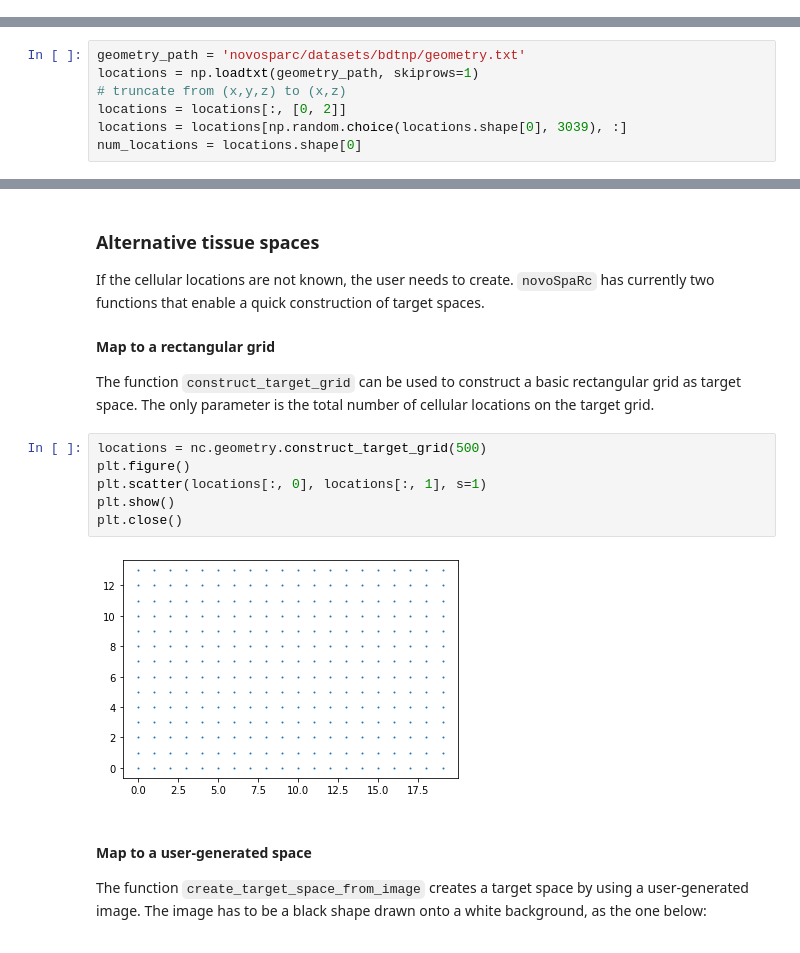
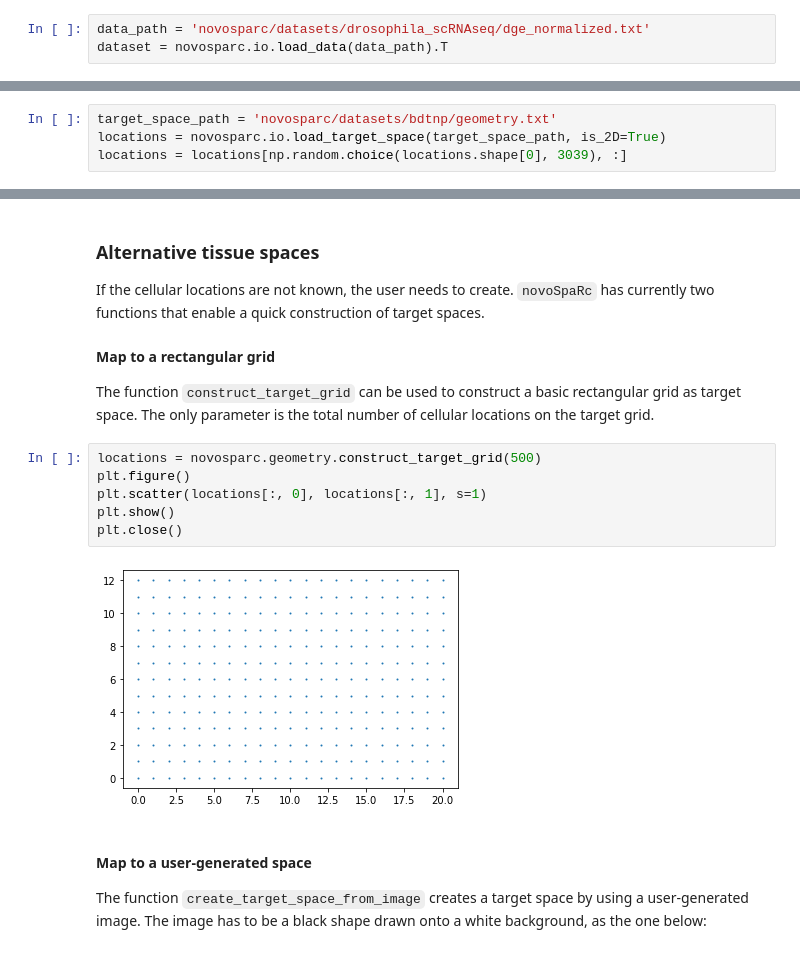
Before and after one commit to rajewsky-lab/novosparc, a Jupyter notebook: reconstruct_drosophila_embryo_tutorial.ipynb, the cells around one changed output, grey strips where cells are left out. Drawn from its saved outputs; the diff is of its cells as text.

Commit message:
Updated drosophila tutorial notebook

```diff
--- a/reconstruct_drosophila_embryo_tutorial.ipynb
+++ b/reconstruct_drosophila_embryo_tutorial.ipynb
@@ -18,0 +13,3 @@ num_cells = dge.shape[0]
+# %%
+data_path = 'novosparc/datasets/drosophila_scRNAseq/dge_normalized.txt'
+dataset = novosparc.io.load_data(data_path).T
@@ -55,12 +56,9 @@ Subsample the matrix to a smaller number of cells. This helps to first setup the
 ## Create the target space
 Creating the target space that represents the biological tissue plays an important role, as it influences the geometric component of the reconstruction. In the case where the physical cellular locations are known, such as in the case of the early Drosophila embryo, it is better to use these:
 # %%
-geometry_path = 'novosparc/datasets/bdtnp/geometry.txt'
-locations = np.loadtxt(geometry_path, skiprows=1)
-# truncate from (x,y,z) to (x,z)
-locations = locations[:, [0, 2]]
+target_space_path = 'novosparc/datasets/bdtnp/geometry.txt'
+locations = novosparc.io.load_target_space(target_space_path, is_2D=True)
 locations = locations[np.random.choice(locations.shape[0], 3039), :]
-num_locations = locations.shape[0]
 # %%
 print ('dimensions of tissue space:', locations.shape, '\n')
 print (locations)
@@ -88,13 +86,13 @@ If the cellular locations are not known, the user needs to create. `novoSpaRc` h
 #### Map to a rectangular grid
 The function `construct_target_grid` can be used to construct a basic rectangular grid as target space. The only parameter is the total number of cellular locations on the target grid.
 # %%
-locations = nc.geometry.construct_target_grid(500)
+locations = novosparc.geometry.construct_target_grid(500)
 plt.figure()
 plt.scatter(locations[:, 0], locations[:, 1], s=1)
 plt.show()
 plt.close()
 # %% [output]
-[figure, old version]
+[figure, new version]
 # %% [markdown]
 #### Map to a user-generated space
 The function `create_target_space_from_image` creates a target space by using a user-generated image. The image has to be a black shape drawn onto a white background, as the one below:
```
Also changed, not shown: parts of 40 cells of this notebook, 4 other files.
